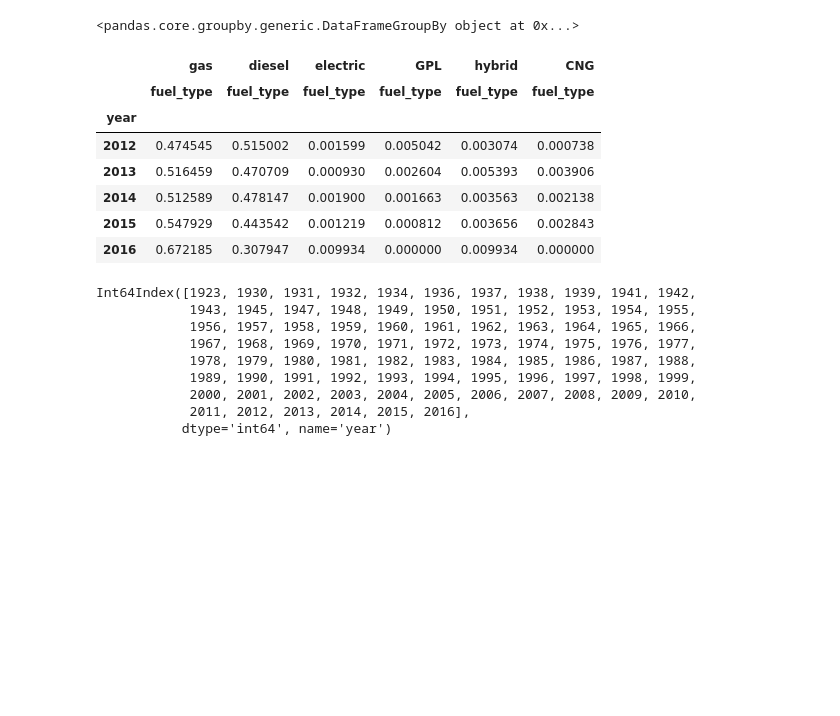
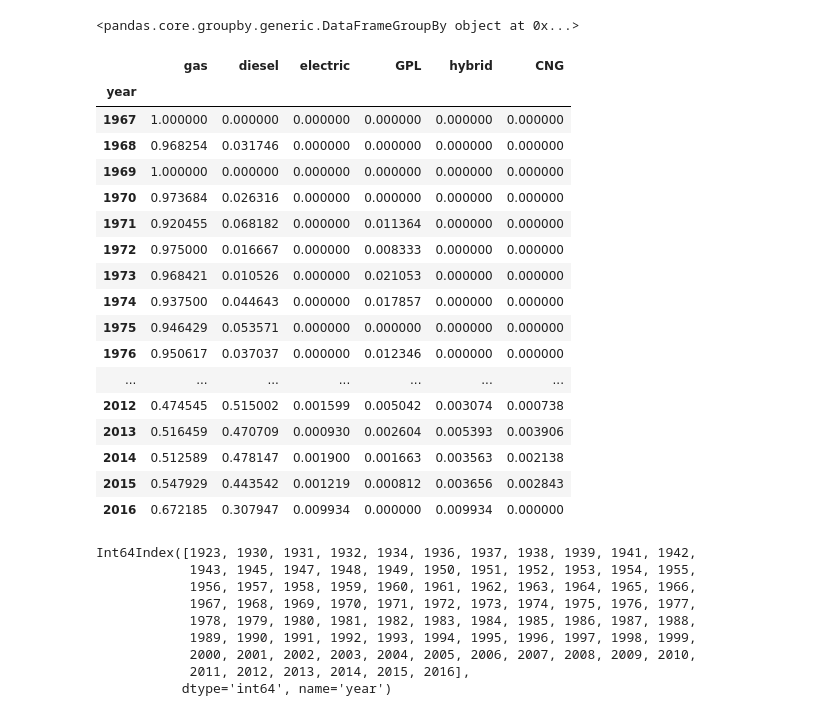
Before and after one commit to ironhackprojects/Project-Week-3-Data-Thieves, a Jupyter notebook: your-project/Untitled1.ipynb, the cells around one changed output. Saved outputs shown, nothing was run; the diff lists cells and outputs as text; code cells hidden in the pictures; blank space fills up the shorter version.

```diff
--- a/your-project/Untitled1.ipynb
+++ b/your-project/Untitled1.ipynb
@@ -78,17 +80,27 @@ fuel_type_ratios = fuel_type_df.loc[:,"gas":"CNG"].div(fuel_type_df["year_total"
 
 #for c in fuel_type_df:
 #3    c = c/fuel_type_df['year_total']
-# %%
-fuel_type_ratios.tail()
-# %% [output]
-|  | gas | diesel | electric | GPL | hybrid | CNG |
-|  | fuel_type | fuel_type | fuel_type | fuel_type | fuel_type | fuel_type |
-| year |  |  |  |  |  |  |
-| 2012 | 0.474545 | 0.515002 | 0.001599 | 0.005042 | 0.003074 | 0.000738 |
-| 2013 | 0.516459 | 0.470709 | 0.000930 | 0.002604 | 0.005393 | 0.003906 |
-| 2014 | 0.512589 | 0.478147 | 0.001900 | 0.001663 | 0.003563 | 0.002138 |
-| 2015 | 0.547929 | 0.443542 | 0.001219 | 0.000812 | 0.003656 | 0.002843 |
-| 2016 | 0.672185 | 0.307947 | 0.009934 | 0.000000 | 0.009934 | 0.000000 |
+# %%
+fuel_type_ratios.to_csv('fuel_type_ratios')
+# %% [output]
+|  | gas | diesel | electric | GPL | hybrid | CNG |
+| year |  |  |  |  |  |  |
+| 1967 | 1.000000 | 0.000000 | 0.000000 | 0.000000 | 0.000000 | 0.000000 |
+| 1968 | 0.968254 | 0.031746 | 0.000000 | 0.000000 | 0.000000 | 0.000000 |
+| 1969 | 1.000000 | 0.000000 | 0.000000 | 0.000000 | 0.000000 | 0.000000 |
+| 1970 | 0.973684 | 0.026316 | 0.000000 | 0.000000 | 0.000000 | 0.000000 |
+| 1971 | 0.920455 | 0.068182 | 0.000000 | 0.011364 | 0.000000 | 0.000000 |
+| 1972 | 0.975000 | 0.016667 | 0.000000 | 0.008333 | 0.000000 | 0.000000 |
+| 1973 | 0.968421 | 0.010526 | 0.000000 | 0.021053 | 0.000000 | 0.000000 |
+| 1974 | 0.937500 | 0.044643 | 0.000000 | 0.017857 | 0.000000 | 0.000000 |
+| 1975 | 0.946429 | 0.053571 | 0.000000 | 0.000000 | 0.000000 | 0.000000 |
+| 1976 | 0.950617 | 0.037037 | 0.000000 | 0.012346 | 0.000000 | 0.000000 |
+| ... | ... | ... | ... | ... | ... | ... |
+| 2012 | 0.474545 | 0.515002 | 0.001599 | 0.005042 | 0.003074 | 0.000738 |
+| 2013 | 0.516459 | 0.470709 | 0.000930 | 0.002604 | 0.005393 | 0.003906 |
+| 2014 | 0.512589 | 0.478147 | 0.001900 | 0.001663 | 0.003563 | 0.002138 |
+| 2015 | 0.547929 | 0.443542 | 0.001219 | 0.000812 | 0.003656 | 0.002843 |
+| 2016 | 0.672185 | 0.307947 | 0.009934 | 0.000000 | 0.009934 | 0.000000 |
 # %%
 fuel_type_ratios.columns = fuel_type_ratios.columns.get_level_values(0)
 # %%
```
Also changed, not shown: parts of 7 cells of this notebook, 6 other files.
